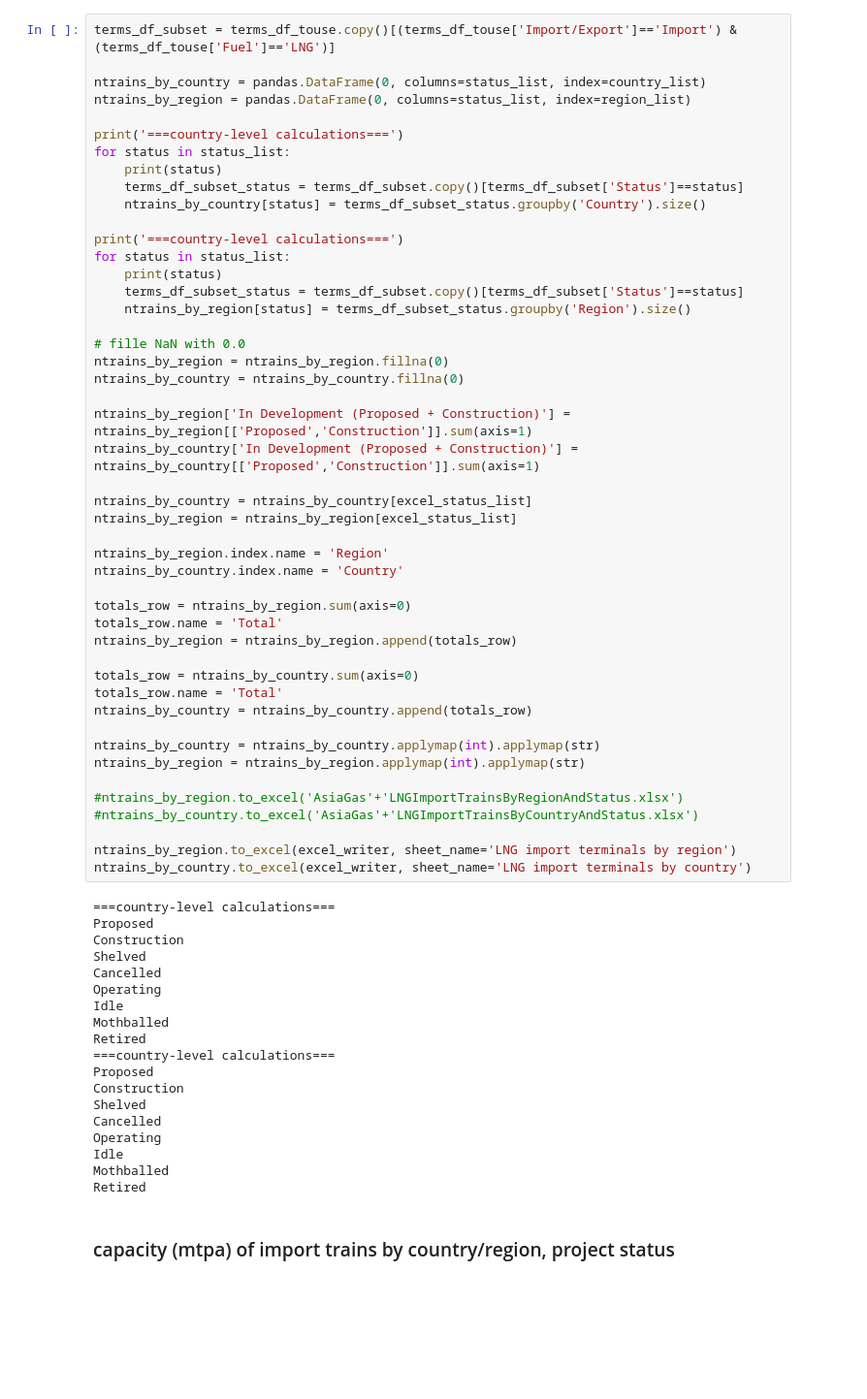
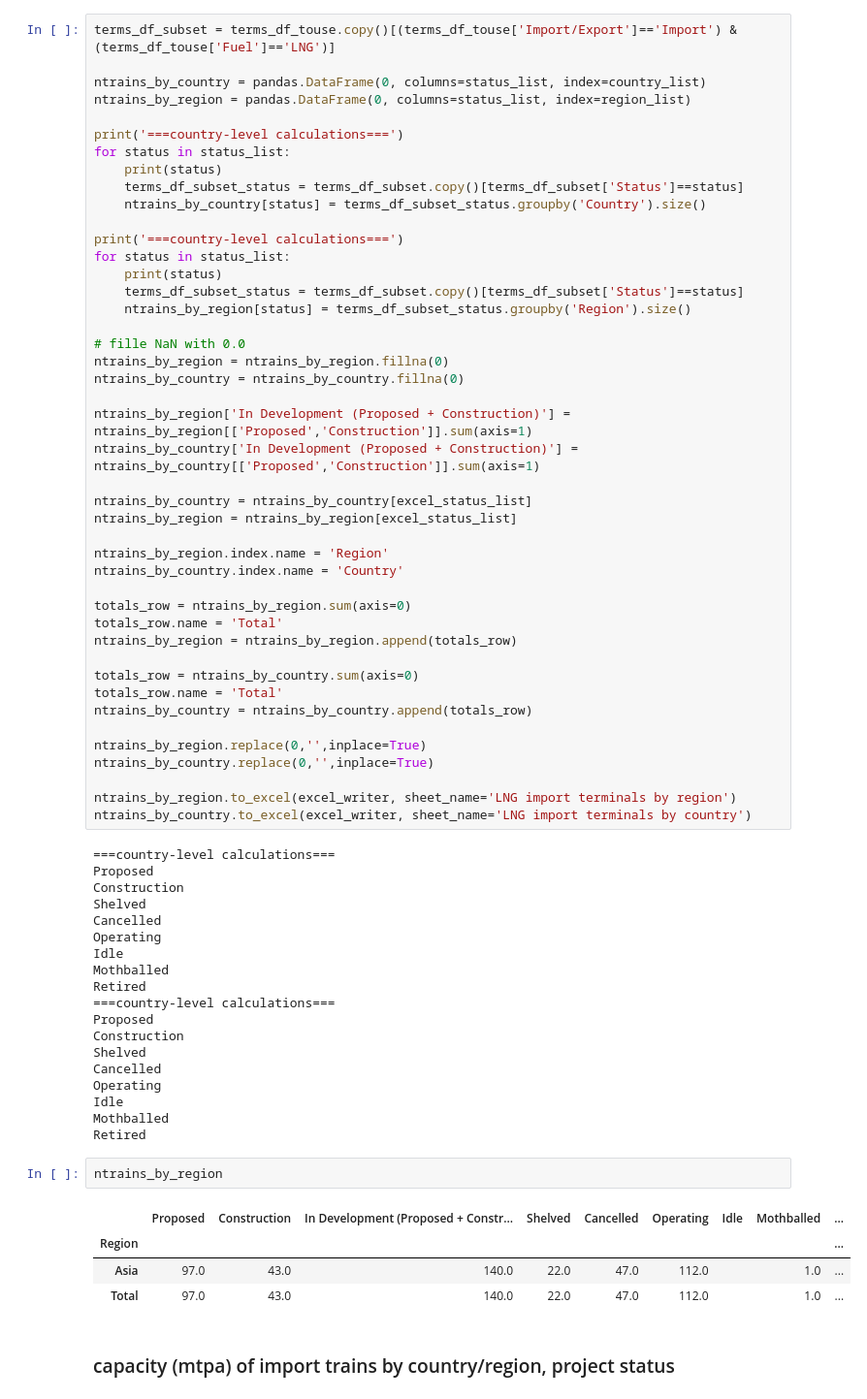
Before and after one commit to GlobalEnergyMonitor/GOIT-GGIT-qc, a Jupyter notebook: notebooks/regional-tracker-summary-tables/Asia-Gas_LNG-Terminals-Summary-Sheets-July2022-plusMay2023-update.ipynb, the cells around one changed output. Shown: that part at 97% size. Cells and saved outputs as stored; diff of their text form; blank space fills up the shorter version.

```diff
--- a/notebooks/regional-tracker-summary-tables/Asia-Gas_LNG-Terminals-Summary-Sheets-July2022-plusMay2023-update.ipynb
+++ b/notebooks/regional-tracker-summary-tables/Asia-Gas_LNG-Terminals-Summary-Sheets-July2022-plusMay2023-update.ipynb
@@ -193,11 +172,8 @@ totals_row = ntrains_by_country.sum(axis=0)
 totals_row.name = 'Total'
 ntrains_by_country = ntrains_by_country.append(totals_row)
 
-ntrains_by_country = ntrains_by_country.applymap(int).applymap(str)
-ntrains_by_region = ntrains_by_region.applymap(int).applymap(str)
-
-#ntrains_by_region.to_excel('AsiaGas'+'LNGImportTrainsByRegionAndStatus.xlsx')
-#ntrains_by_country.to_excel('AsiaGas'+'LNGImportTrainsByCountryAndStatus.xlsx')
+ntrains_by_region.replace(0,'',inplace=True)
+ntrains_by_country.replace(0,'',inplace=True)
 
 ntrains_by_region.to_excel(excel_writer, sheet_name='LNG import terminals by region')
 ntrains_by_country.to_excel(excel_writer, sheet_name='LNG import terminals by country')
@@ -220,6 +196,13 @@ Operating
 Idle
 Mothballed
 Retired
+# %%
+ntrains_by_region
+# %% [output]
+|  | Proposed | Construction | In Development (Proposed + Constr... | Shelved | Cancelled | Operating | Idle | Mothballed | ... |
+| Region |  |  |  |  |  |  |  |  | ... |
+| Asia | 97.0 | 43.0 | 140.0 | 22.0 | 47.0 | 112.0 |  | 1.0 | ... |
+| Total | 97.0 | 43.0 | 140.0 | 22.0 | 47.0 | 112.0 |  | 1.0 | ... |
 # %% [markdown]
 ### capacity (mtpa) of import trains by country/region, project status
 # %%
```
Also changed, not shown: parts of 16 cells of this notebook, 1 other file.
